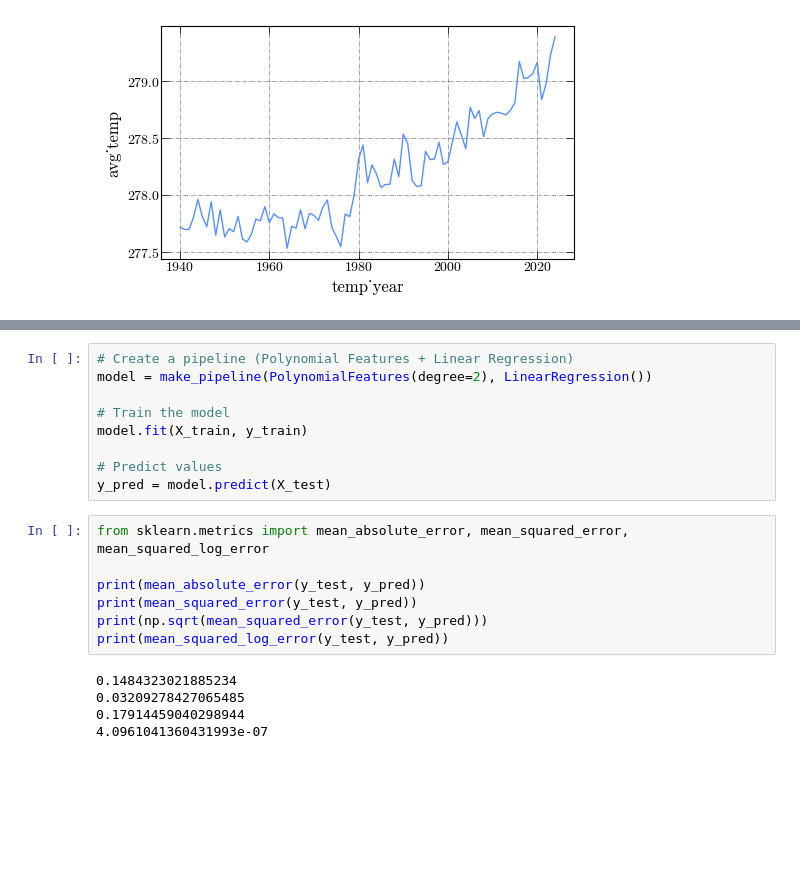
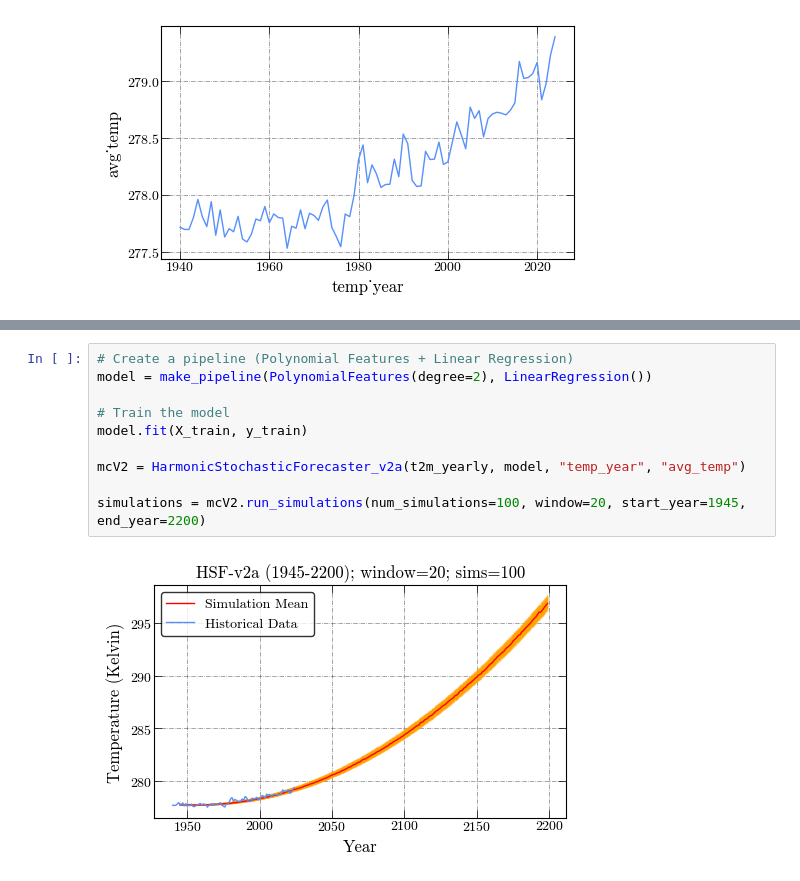
Before and after one commit to iragca/compstat-research, a Jupyter notebook: notebooks/7.0-iragca-mc-heuristic.ipynb, the cells around one changed output, grey strips where cells are left out. Saved outputs shown, nothing was run; the diff lists cells and outputs as text; blank space fills up the shorter version.

```diff
--- a/notebooks/7.0-iragca-mc-heuristic.ipynb
+++ b/notebooks/7.0-iragca-mc-heuristic.ipynb
@@ -98,21 +234,12 @@ y_test = t2m_yearly.filter(pl.col("temp_year") >= BOUNDARY).select("avg_temp").t
 # %%
 # Create a pipeline (Polynomial Features + Linear Regression)
 model = make_pipeline(PolynomialFeatures(degree=2), LinearRegression())
 
 # Train the model
 model.fit(X_train, y_train)
 
-# Predict values
-y_pred = model.predict(X_test)
+mcV2 = HarmonicStochasticForecaster_v2a(t2m_yearly, model, "temp_year", "avg_temp")
+
+simulations = mcV2.run_simulations(num_simulations=100, window=20, start_year=1945, end_year=2200)
+# %% [output]
+[figure, added]
-# %%
-from sklearn.metrics import mean_absolute_error, mean_squared_error, mean_squared_log_error
-
-print(mean_absolute_error(y_test, y_pred))
-print(mean_squared_error(y_test, y_pred))
-print(np.sqrt(mean_squared_error(y_test, y_pred)))
-print(mean_squared_log_error(y_test, y_pred))
-# %% [output]
-0.1484323021885234
-0.03209278427065485
-0.17914459040298944
-4.0961041360431993e-07
```
Also changed, not shown: parts of 30 cells of this notebook.
